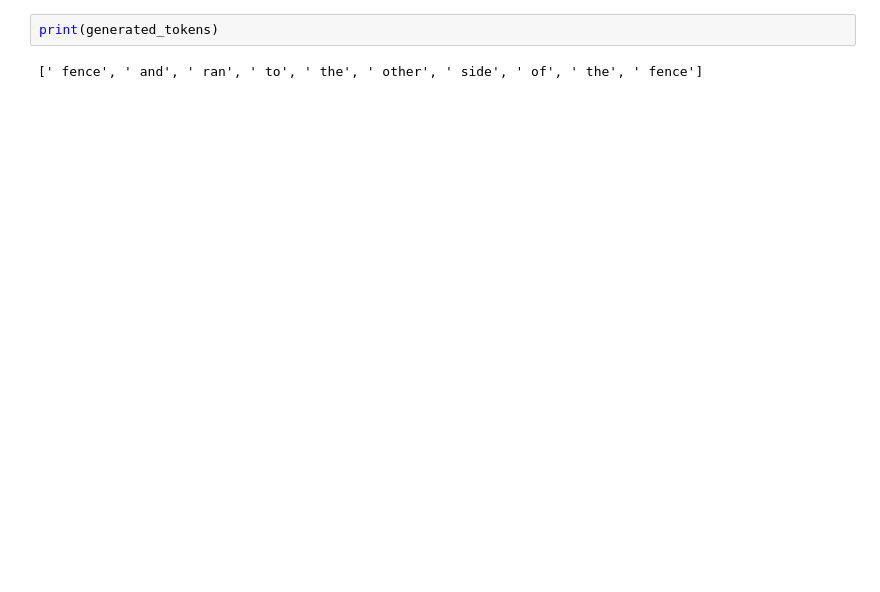
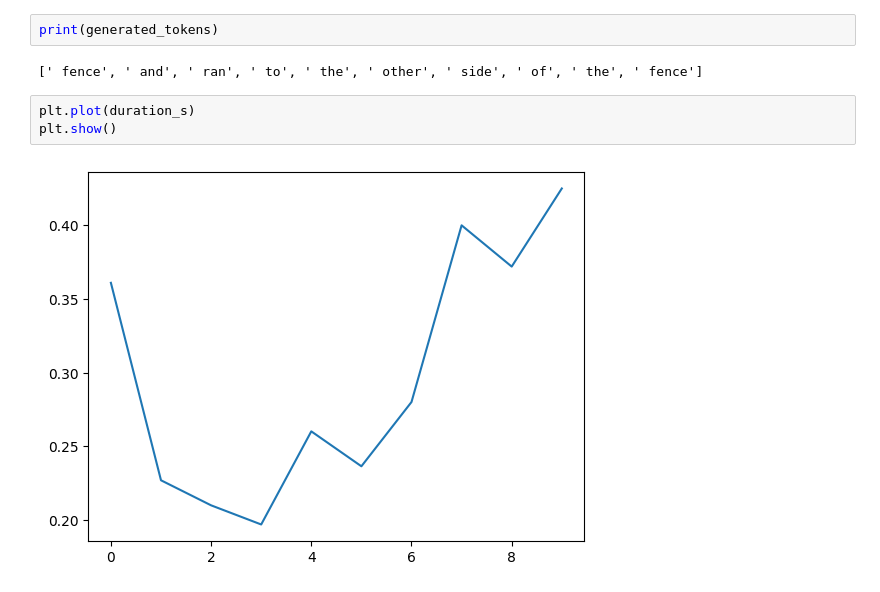
Before and after one commit to jcmsbits/efficiently_serving_LLMs, a Jupyter notebook: text_generation.ipynb, the cells around one changed output. Drawn from its saved outputs; the diff is of its cells as text; blank space fills up the shorter version.

```diff
--- a/text_generation.ipynb
+++ b/text_generation.ipynb
@@ -142,3 +142,8 @@ print(f"{sum(duration_s)} s")
 print(generated_tokens)
 # %% [output]
 [' fence', ' and', ' ran', ' to', ' the', ' other', ' side', ' of', ' the', ' fence']
+# %%
+plt.plot(duration_s)
+plt.show()
+# %% [output]
+[figure, added]
```
Also changed, not shown: parts of 6 cells of this notebook.
